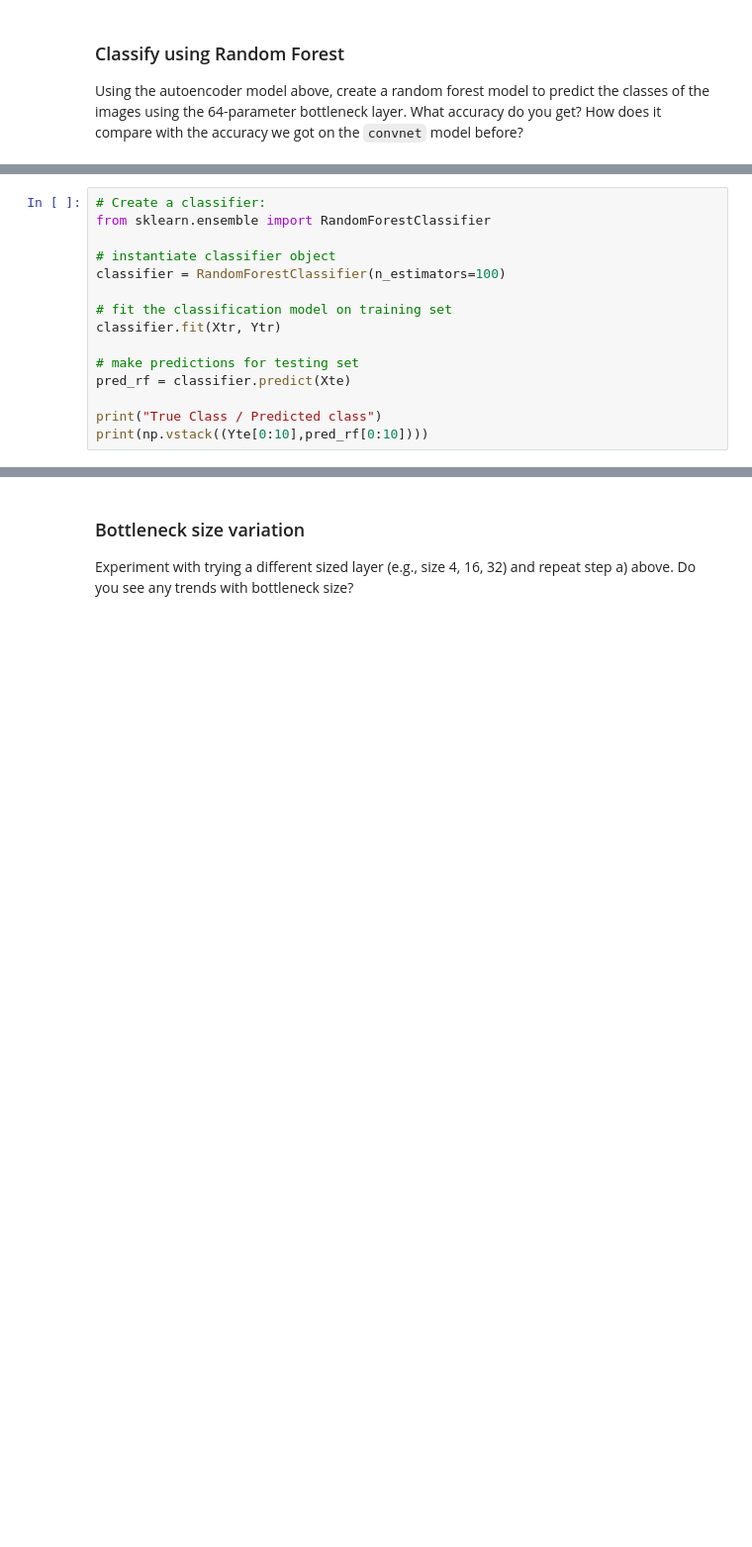
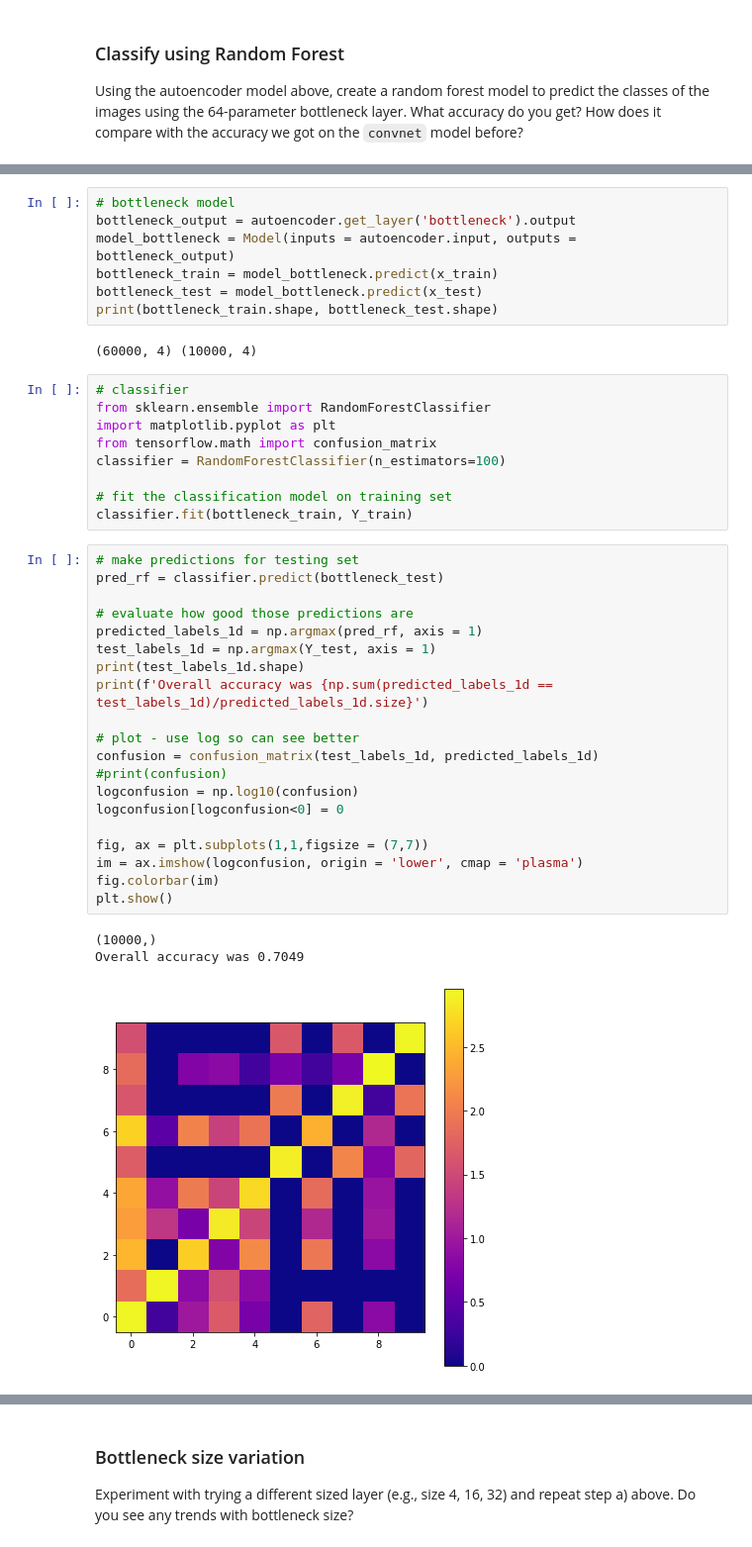
Before and after one commit to emolter/ay250-homework, a Jupyter notebook: hw_6/hw6_ml.ipynb, the cells around one changed output, grey strips where cells are left out. Shown: that part at 99% size. Saved outputs shown, nothing was run; the diff lists cells and outputs as text; blank space fills up the shorter version.

```diff
--- a/hw_6/hw6_ml.ipynb
+++ b/hw_6/hw6_ml.ipynb
@@ -825,15 +816,42 @@ Using the autoencoder model above, create a random forest model to predict the c
+# %%
+# bottleneck model
+bottleneck_output = autoencoder.get_layer('bottleneck').output
+model_bottleneck = Model(inputs = autoencoder.input, outputs = bottleneck_output)
+bottleneck_train = model_bottleneck.predict(x_train)
+bottleneck_test = model_bottleneck.predict(x_test)
+print(bottleneck_train.shape, bottleneck_test.shape)
+# %% [output]
+(60000, 4) (10000, 4)
 # %%
-# Create a classifier:
+# classifier
 from sklearn.ensemble import RandomForestClassifier
-
-# instantiate classifier object
+import matplotlib.pyplot as plt
+from tensorflow.math import confusion_matrix
 classifier = RandomForestClassifier(n_estimators=100)
 
 # fit the classification model on training set
-classifier.fit(Xtr, Ytr)
-
-# make predictions for testing set
-pred_rf = classifier.predict(Xte)
-
-print("True Class / Predicted class")
-print(np.vstack((Yte[0:10],pred_rf[0:10])))
+classifier.fit(bottleneck_train, Y_train)
+# %%
+# make predictions for testing set
+pred_rf = classifier.predict(bottleneck_test)
+
+# evaluate how good those predictions are
+predicted_labels_1d = np.argmax(pred_rf, axis = 1)
+test_labels_1d = np.argmax(Y_test, axis = 1)
+print(test_labels_1d.shape)
+print(f'Overall accuracy was {np.sum(predicted_labels_1d == test_labels_1d)/predicted_labels_1d.size}')
+
+# plot - use log so can see better
+confusion = confusion_matrix(test_labels_1d, predicted_labels_1d)
+#print(confusion)
+logconfusion = np.log10(confusion)
+logconfusion[logconfusion<0] = 0
+
+fig, ax = plt.subplots(1,1,figsize = (7,7))
+im = ax.imshow(logconfusion, origin = 'lower', cmap = 'plasma')
+fig.colorbar(im)
+plt.show()
+# %% [output]
+(10000,)
+Overall accuracy was 0.7049
+[figure, added]
```
Also changed, not shown: parts of 7 cells of this notebook, 1 other file.
